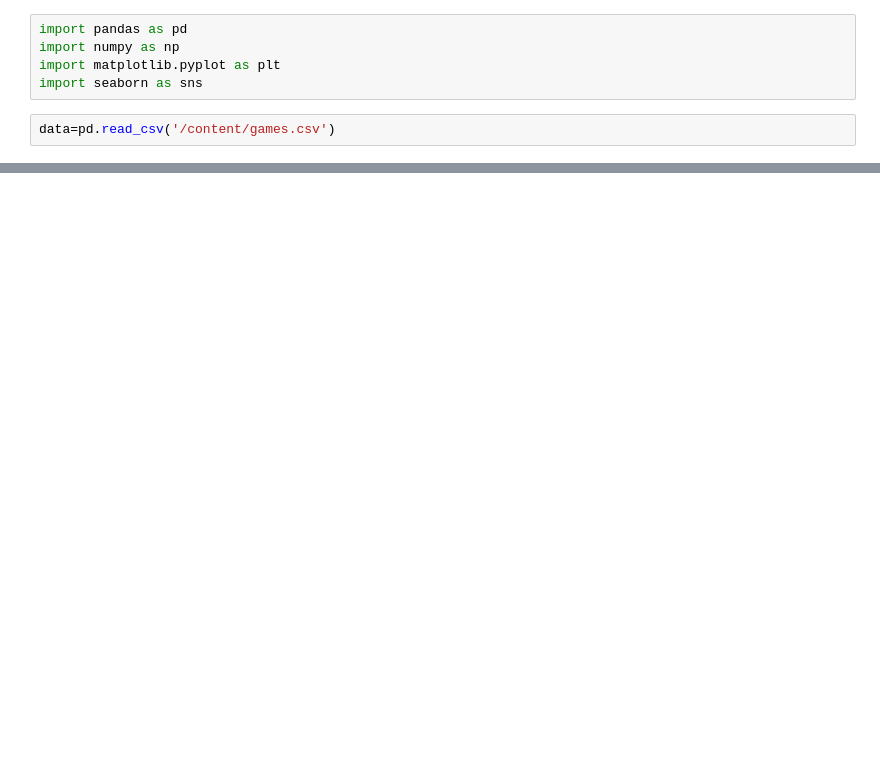
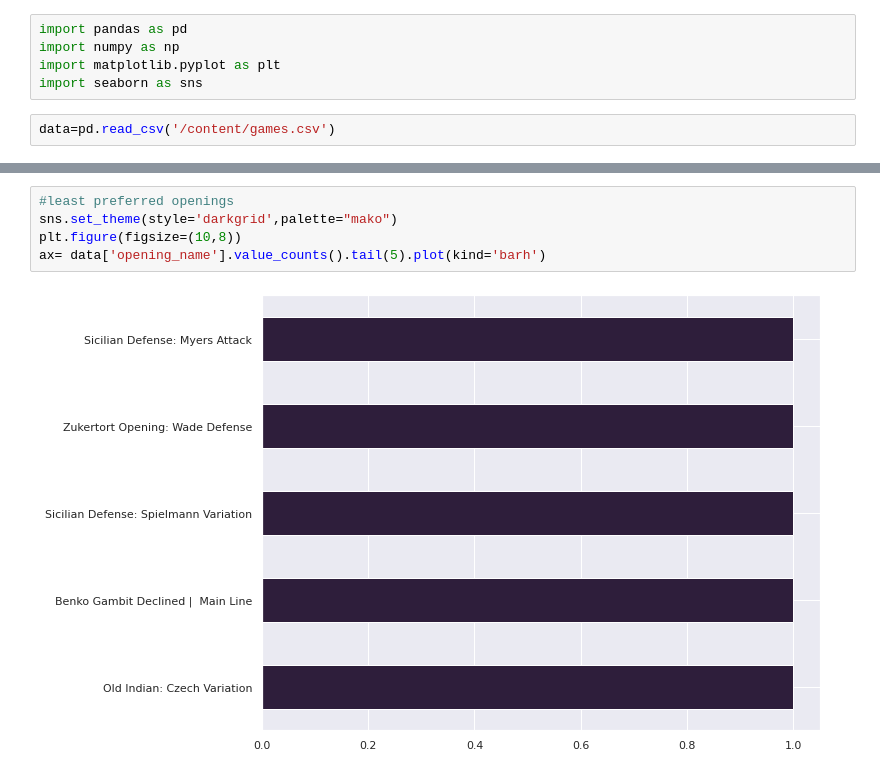
Before and after one commit to Gail529/Chess_EDA, a Jupyter notebook: chess_EDA.ipynb, the cells around one changed output, grey strips where cells are left out. Saved outputs shown, nothing was run; the diff lists cells and outputs as text; blank space fills up the shorter version.

```diff
--- a/chess_EDA.ipynb
+++ b/chess_EDA.ipynb
@@ -222,0 +27,7 @@ ax = sns.countplot(x="rated",data=data,hue="winner",palette="ch:.25")
+# %%
+#least preferred openings
+sns.set_theme(style='darkgrid',palette="mako")
+plt.figure(figsize=(10,8))
+ax= data['opening_name'].value_counts().tail(5).plot(kind='barh')
+# %% [output]
+[figure, added]
```
Also changed, not shown: parts of 40 cells of this notebook.
